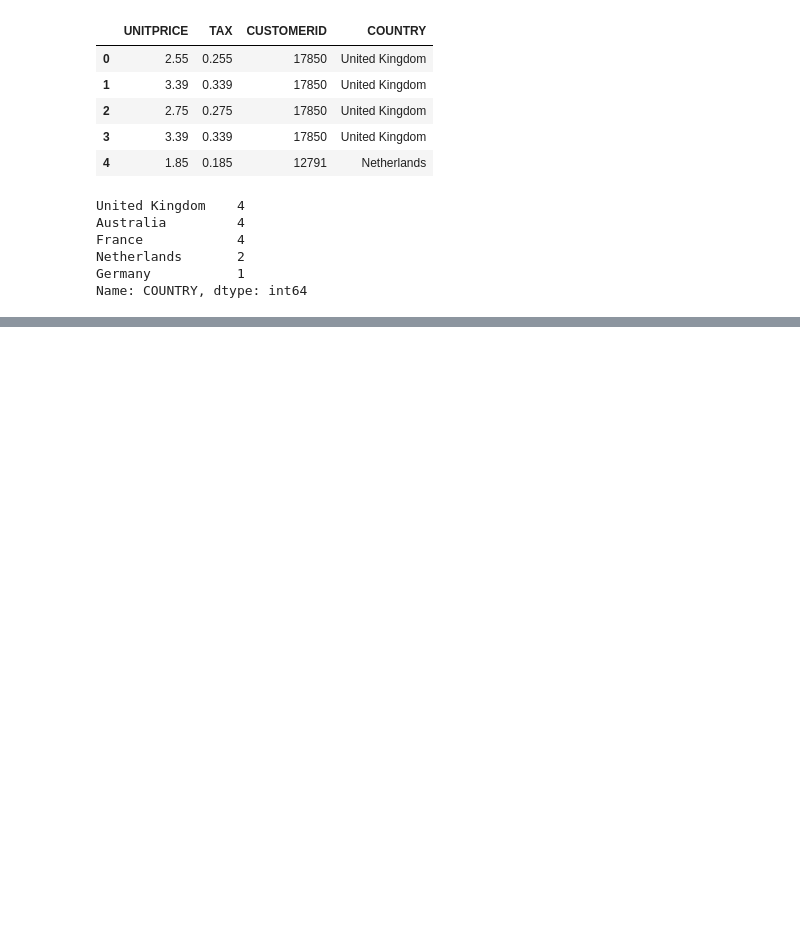
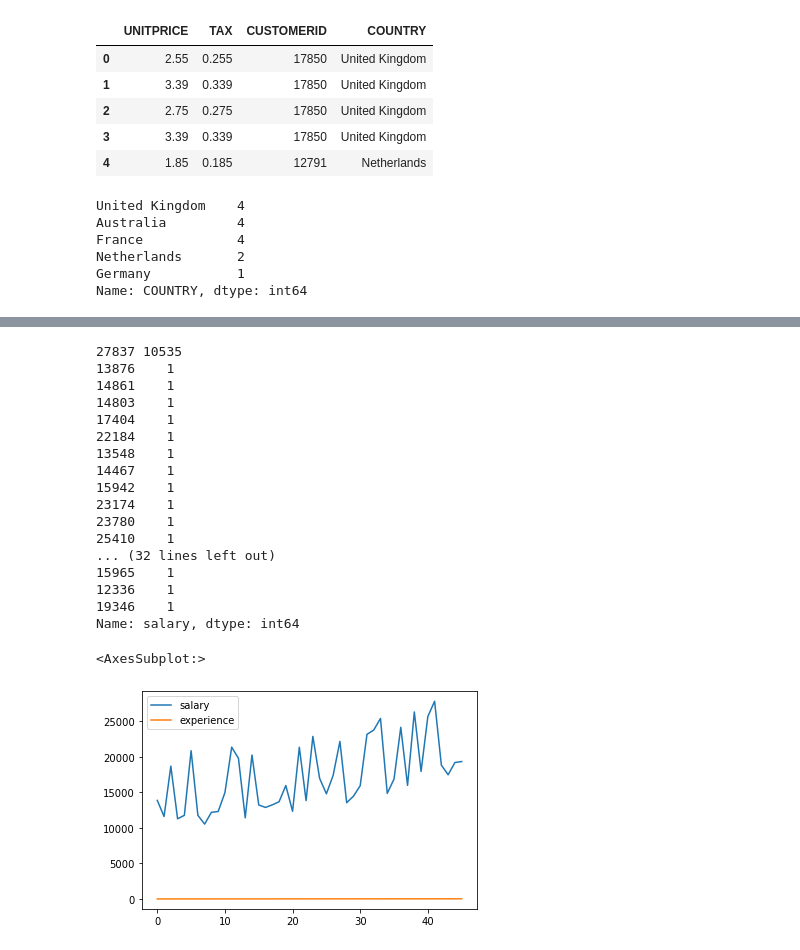
Before and after one commit to toarnabtrainer/Techno_India_MBA_2023, a Jupyter notebook: MBA-Pandas.ipynb, the cells around one changed output, grey strips where cells are left out. Saved outputs shown, nothing was run; the diff lists cells and outputs as text; code cells hidden in the pictures; blank space fills up the shorter version.

```diff
--- a/MBA-Pandas.ipynb
+++ b/MBA-Pandas.ipynb
@@ -1601,0 +1725,24 @@ Name: COUNTRY, dtype: int64
+# %%
+print (max(df.salary), min(df.salary))
+print (df.salary.value_counts())
+df.plot()
+# %% [output]
+27837 10535
+13876    1
+14861    1
+14803    1
+17404    1
+22184    1
+13548    1
+14467    1
+15942    1
+23174    1
+23780    1
+25410    1
+... (32 lines left out)
+15965    1
+12336    1
+19346    1
+Name: salary, dtype: int64
+<AxesSubplot:>
+[figure, added]
```
Also changed, not shown: parts of 22 cells of this notebook.
